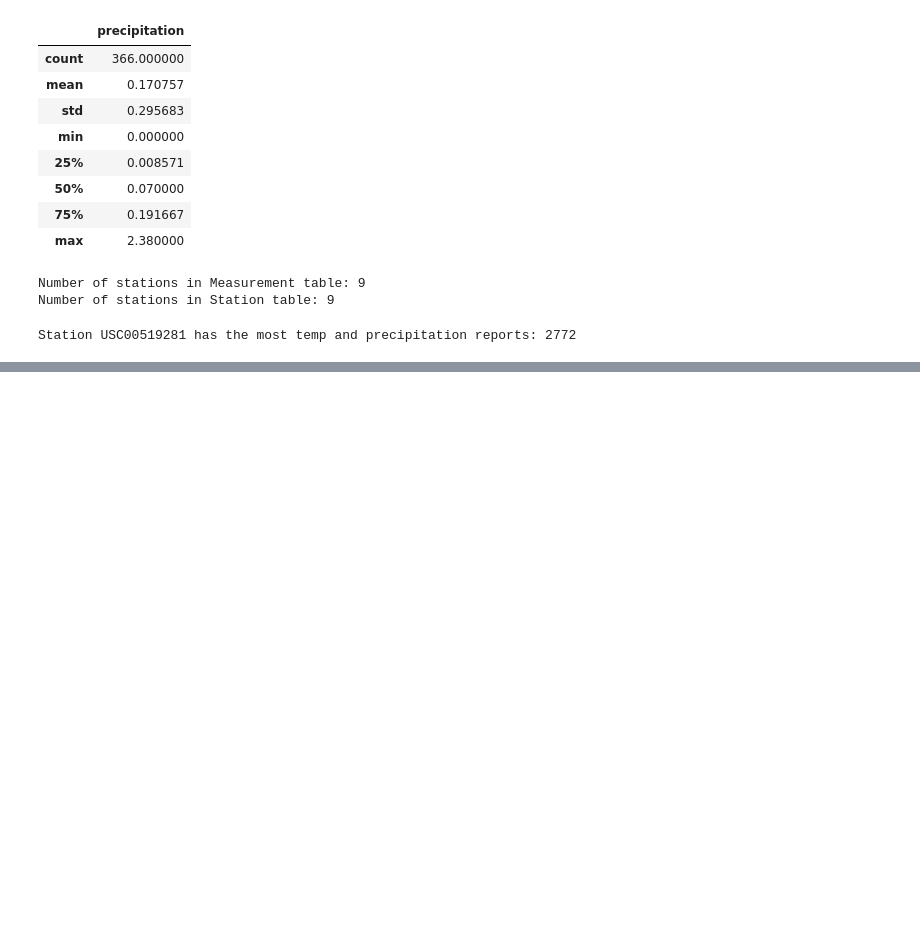
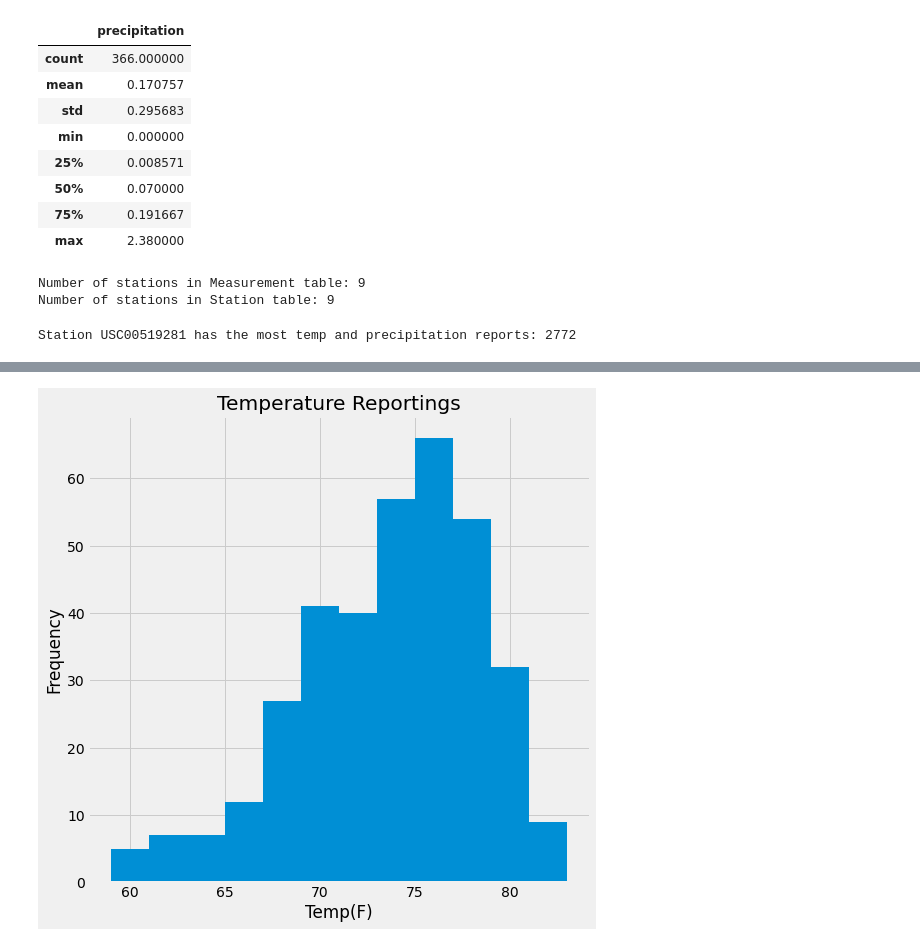
Before and after one commit to cmoeser5/Hawaii-Climate-Analysis, a Jupyter notebook: climate.ipynb, the cells around one changed output, grey strips where cells are left out. Cells and saved outputs as stored; diff of their text form; code cells hidden in the pictures; blank space fills up the shorter version.

Commit message:
add temp plot

```diff
--- a/climate.ipynb
+++ b/climate.ipynb
@@ -196,0 +217,30 @@ Station USC00519281 has the most temp and precipitation reports: 2772
+# %%
+# Choose the station with the highest number of temperature observations.
+# Query the last 12 months of temperature observation data for this station and plot the results as a histogram
+
+min_date, max_date = (
+    session.query(func.min(Measurement.date), func.max(Measurement.date))
+    .filter(Measurement.station == "USC00519281")
+    .first()
+)
+print(f"Start date {min_date} and end date {max_date} for station USC00519281")
+
+start_date = max_date - relativedelta(years=1)
+end_date = max_date
+print(
+    f"Dates to use in the past year of station USC00519281 - start date {start_date} and end date {end_date}"
+)
+
+query = (
+    session.query(Measurement.date, Measurement.tobs)
+    .filter(Measurement.station == "USC00519281")
+    .filter(Measurement.date >= start_date)
+    .filter(Measurement.date <= end_date)
+)
+
+temp_df = (
+    pd.read_sql(query.statement, query.session.bind, index_col="date")
+    .rename(columns={"tobs": "temperature"})
+    .sort_index()
+)
+temp_df.head()
@@ -196,0 +257,9 @@ Station USC00519281 has the most temp and precipitation reports: 2772
+# %%
+temp_df.plot(
+    kind="hist", title="Temperature Reportings", bins=12, legend=False, figsize=(8, 8)
+)
+plt.xlabel("Temp(F)")
+plt.ylabel("Frequency")
+plt.show()
+# %% [output]
+[figure, added]
```
Also changed, not shown: parts of 2 cells of this notebook.
